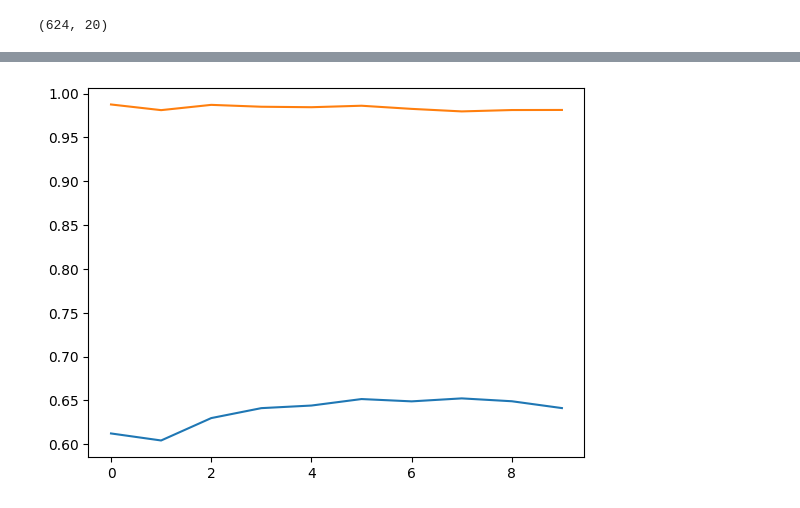
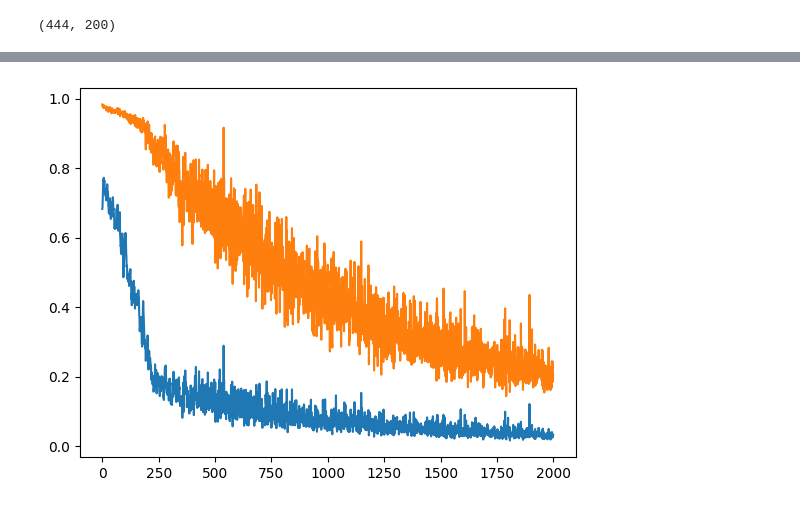
Before and after one commit to jcottaar/flagellar, a Jupyter notebook: analysis/experiment_cv.ipynb, the cells around one changed output, grey strips where cells are left out. Cells and saved outputs as stored; diff of their text form; code cells hidden in the pictures.

Commit message:
CV as function of epochs

```diff
--- a/analysis/experiment_cv.ipynb
+++ b/analysis/experiment_cv.ipynb
@@ -22,7 +22,7 @@ all_data = fls.load_all_train_data()
 np.random.default_rng(seed=0).shuffle(all_data)
 
 # Pick N tomograms with 1 motor and N tomograms with 0 motors as validation set
-N=10
+N=100
 n_motors = np.array([len(d.labels) for d in all_data])
 inds_zero = np.argwhere(n_motors==0)[:N,0]
 inds_one = np.argwhere(n_motors==1)[:N,0]
@@ -39,11 +39,12 @@ for i in inds_test:
 np.random.default_rng(seed=0).shuffle(test_data)
 len(train_data), len(test_data)
 # %% [output]
-(624, 20)
+(444, 200)
 # %%
 %%time
+fls.profiling=False
 model = flg_model.ThreeStepModel()
-model.step1Heatmap.n_epochs = 10
+model.step1Heatmap.n_epochs = 2000
 model.train(train_data)
 plt.figure()
 plt.plot(model.step1Heatmap.train_loss_list1)
@@ -55,3 +56,3 @@ Wall time: 30.7 s
-[figure, old version]
+[figure, new version]
 # %%
 %%time
```
Also changed, not shown: parts of 7 cells of this notebook, 4 other files.
